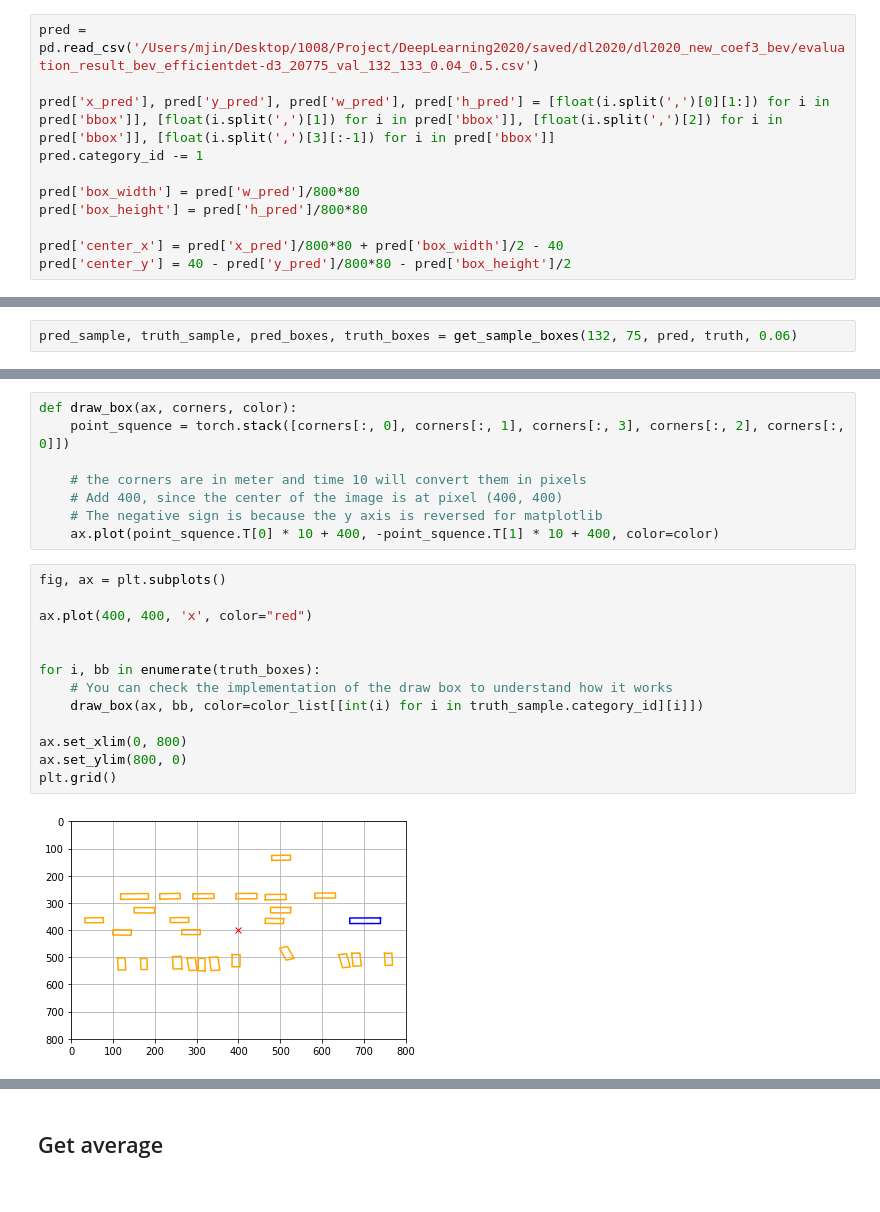
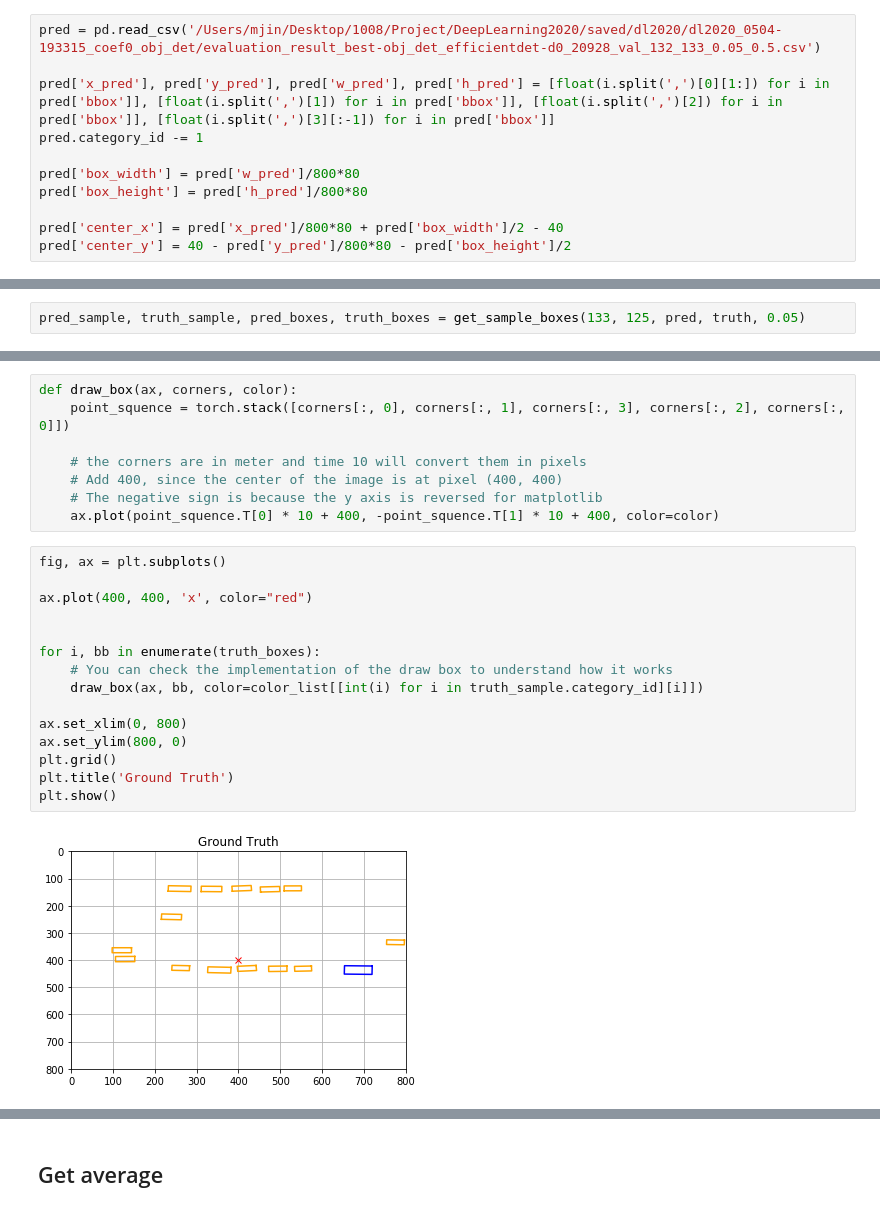
Before and after one commit to jingqian95/DeepLearning2020, a Jupyter notebook: results.ipynb, the cells around one changed output, grey strips where cells are left out. Saved outputs shown, nothing was run; the diff lists cells and outputs as text.

```diff
--- a/results.ipynb
+++ b/results.ipynb
@@ -15,7 +15,7 @@ truth = pd.read_csv('datasets/dl2020/annotation_newfeat_3.csv')
 # %% [markdown]
 ### BEV
 # %%
-pred = pd.read_csv('/Users/mjin/Desktop/1008/Project/DeepLearning2020/saved/dl2020/dl2020_new_coef3_bev/evaluation_result_bev_efficientdet-d3_20775_val_132_133_0.04_0.5.csv')
+pred = pd.read_csv('/Users/mjin/Desktop/1008/Project/DeepLearning2020/saved/dl2020/dl2020_0504-193315_coef0_obj_det/evaluation_result_best-obj_det_efficientdet-d0_20928_val_132_133_0.05_0.5.csv')
 
 pred['x_pred'], pred['y_pred'], pred['w_pred'], pred['h_pred'] = [float(i.split(',')[0][1:]) for i in pred['bbox']], [float(i.split(',')[1]) for i in pred['bbox']], [float(i.split(',')[2]) for i in pred['bbox']], [float(i.split(',')[3][:-1]) for i in pred['bbox']]
 pred.category_id -= 1
@@ -63,7 +63,7 @@ def get_sample_boxes(scene, sample, pred, truth, threshold):
 
     return pred_sample, truth_sample, pred_boxes, truth_boxes
 # %%
-pred_sample, truth_sample, pred_boxes, truth_boxes = get_sample_boxes(132, 75, pred, truth, 0.06)
+pred_sample, truth_sample, pred_boxes, truth_boxes = get_sample_boxes(133, 125, pred, truth, 0.05)
 # %%
 truth_sample.shape
 # %% [output]
@@ -152,18 +152,20 @@ def draw_box(ax, corners, color):
 # %%
 fig, ax = plt.subplots()
 
 ax.plot(400, 400, 'x', color="red")
 
 
 for i, bb in enumerate(truth_boxes):
     # You can check the implementation of the draw box to understand how it works
     draw_box(ax, bb, color=color_list[[int(i) for i in truth_sample.category_id][i]])
 
 ax.set_xlim(0, 800)
 ax.set_ylim(800, 0)
 plt.grid()
+plt.title('Ground Truth')
+plt.show()
 # %% [output]
-[figure, old version]
+[figure, new version]
 # %%
 fig, ax = plt.subplots()
 
```
Also changed, not shown: parts of 6 cells of this notebook, 5 other files.
